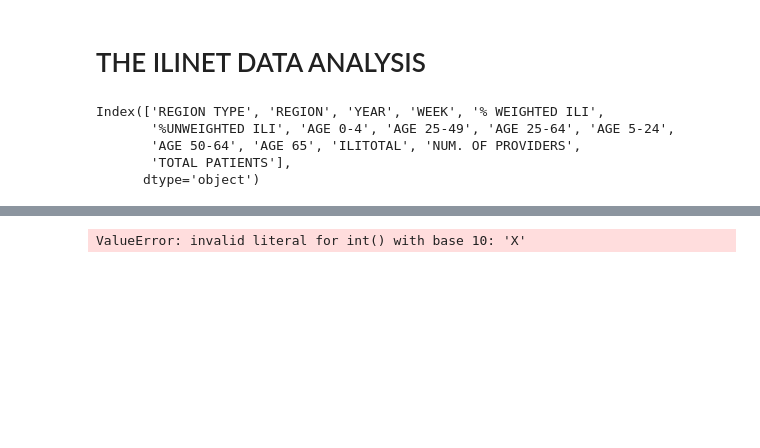
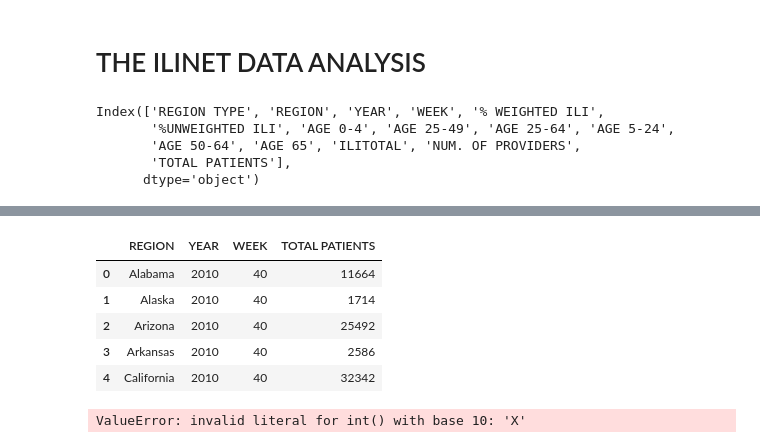
Before and after one commit to spencer-loggia/space_apps_f2018, a Jupyter notebook: kaushik_analysis.ipynb, the cells around one changed output, grey strips where cells are left out. Saved outputs shown, nothing was run; the diff lists cells and outputs as text; code cells hidden in the pictures; blank space fills up the shorter version.

Commit message:
cleaned environment into more meaningful tables

```diff
--- a/kaushik_analysis.ipynb
+++ b/kaushik_analysis.ipynb
@@ -42,0 +22,12 @@ mod_data
+# %%
+full_data_2
+to_write = full_data_2[np.logical_not(full_data_2['TOTAL PATIENTS'] == 'X')]
+# %%
+to_write.head()
+# %% [output]
+|  | REGION | YEAR | WEEK | TOTAL PATIENTS |
+| 0 | Alabama | 2010 | 40 | 11664 |
+| 1 | Alaska | 2010 | 40 | 1714 |
+| 2 | Arizona | 2010 | 40 | 25492 |
+| 3 | Arkansas | 2010 | 40 | 2586 |
+| 4 | California | 2010 | 40 | 32342 |
```
Also changed, not shown: parts of 7 cells of this notebook, 4 other files.
